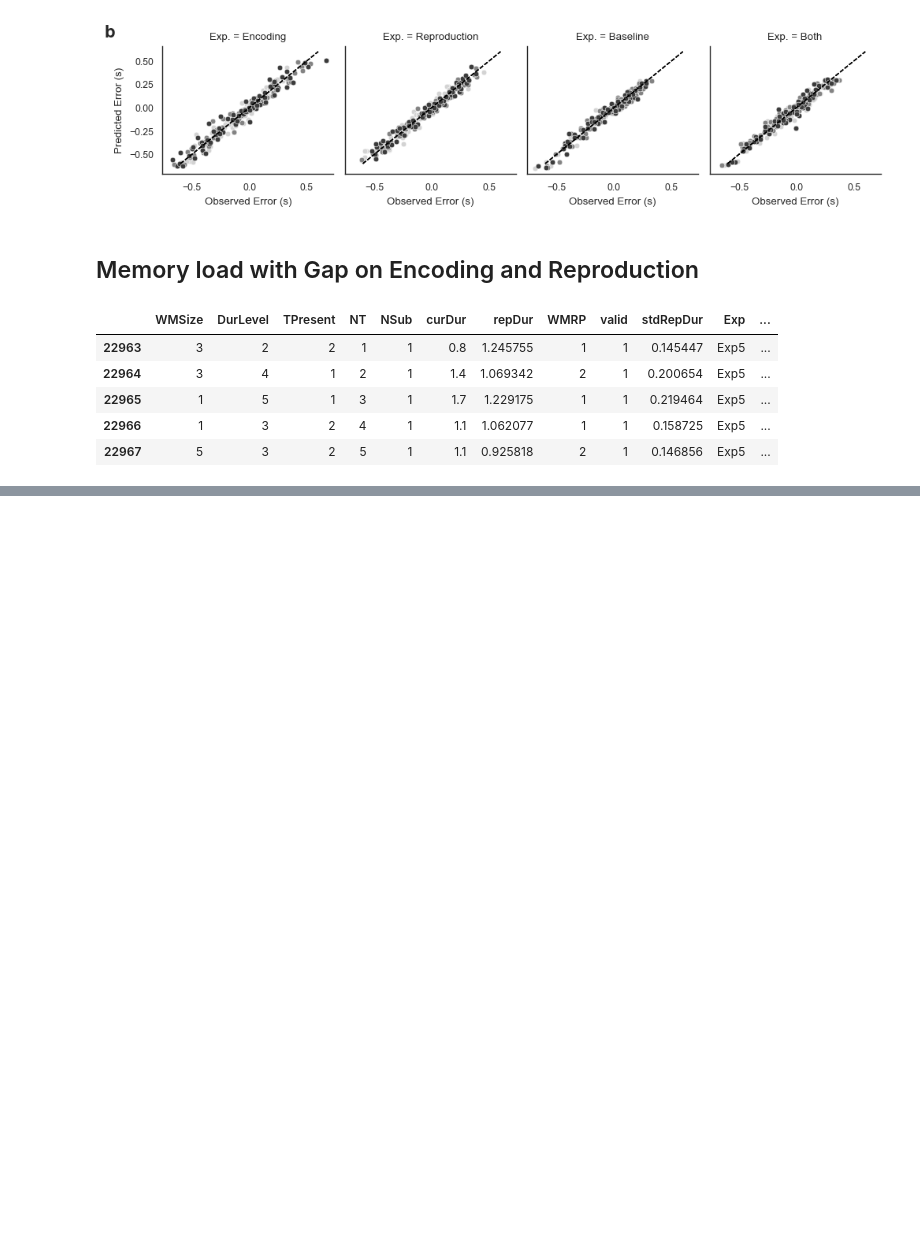
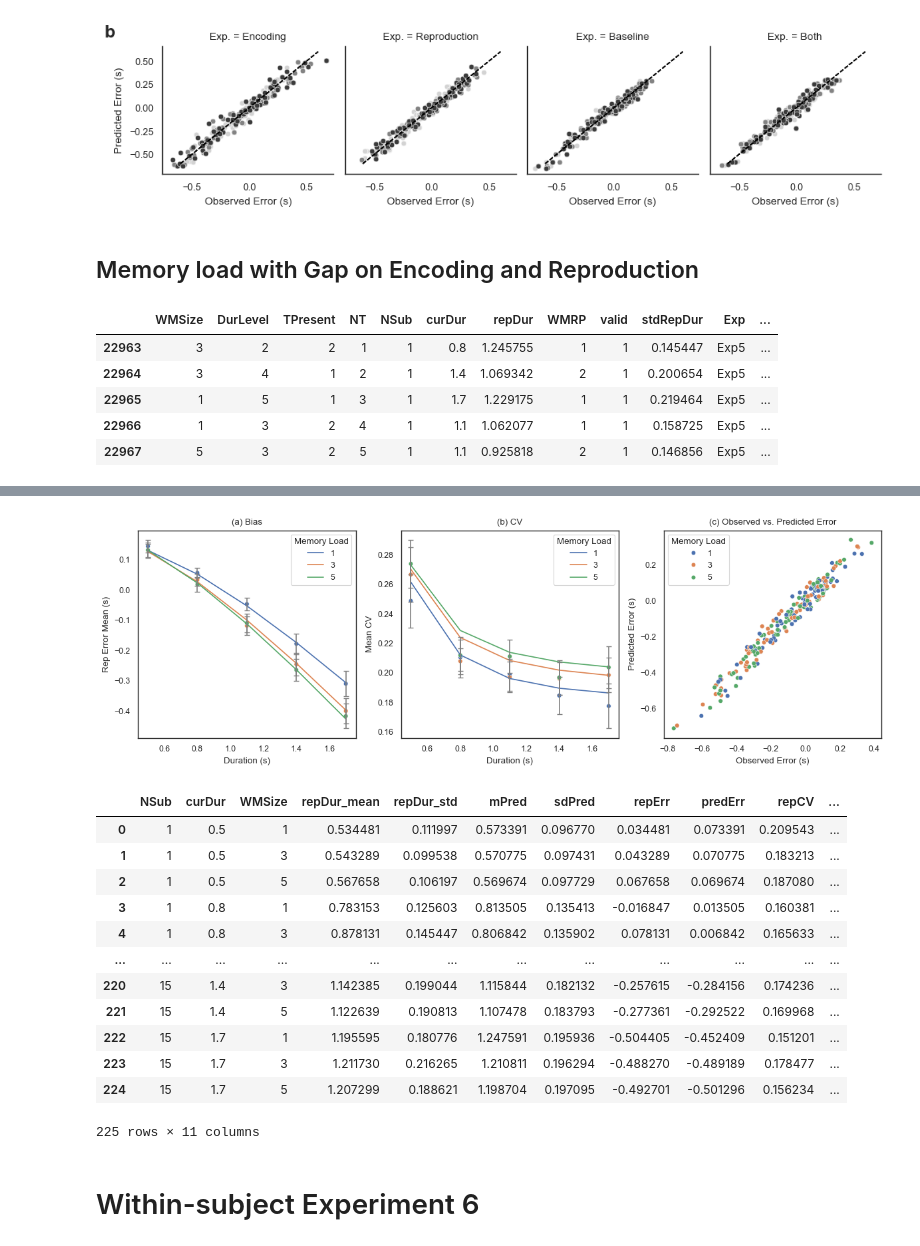
Before and after one commit to msenselab/working_memory_reproduction, a Jupyter notebook: analysis/wm_model.ipynb, the cells around one changed output, grey strips where cells are left out. Drawn from its saved outputs; the diff is of its cells as text; code cells hidden in the pictures; blank space fills up the shorter version.

Commit message:
estimate model parameters and comapred across experiments

```diff
--- a/analysis/wm_model.ipynb
+++ b/analysis/wm_model.ipynb
@@ -531,3 +570,13 @@ dat_gap.head()
 | 22965 | 1 | 5 | 1 | 3 | 1 | 1.7 | 1.229175 | 1 | 1 | 0.219464 | Exp5 | ... |
 | 22966 | 1 | 3 | 2 | 4 | 1 | 1.1 | 1.062077 | 1 | 1 | 0.158725 | Exp5 | ... |
 | 22967 | 5 | 3 | 2 | 5 | 1 | 1.1 | 0.925818 | 2 | 1 | 0.146856 | Exp5 | ... |
+# %%
+dat_gap = expData[expData['ExpName'] == 'Both_gap']
+firstrun = False
+if firstrun:
+	constrain = [1,1,1,1] # scaling factor for k_s, l_s, gap, k_r
+	both_gap_trace, both_gap_model, both_para, both_gap_mdat = runModel(dat_gap, constrain,'both_gap')
+else:
+	both_gap_trace = az.from_netcdf(cpath + '/data/both_gap_trace.nc')
+	both_gap_mdat = pd.read_csv(cpath + '/data/both_gap_mdat.csv')
+	both_gap_para = pd.read_csv(cpath + '/data/both_gap_para.csv')
@@ -533,0 +597,21 @@ dat_gap.head()
+# %%
+# plot the model prediction
+plotModelPred(both_gap_mdat, 'both_gap')
+both_gap_mdat
+# %% [output]
+[figure, added]
+|  | NSub | curDur | WMSize | repDur_mean | repDur_std | mPred | sdPred | repErr | predErr | repCV | ... |
+| 0 | 1 | 0.5 | 1 | 0.534481 | 0.111997 | 0.573391 | 0.096770 | 0.034481 | 0.073391 | 0.209543 | ... |
+| 1 | 1 | 0.5 | 3 | 0.543289 | 0.099538 | 0.570775 | 0.097431 | 0.043289 | 0.070775 | 0.183213 | ... |
+| 2 | 1 | 0.5 | 5 | 0.567658 | 0.106197 | 0.569674 | 0.097729 | 0.067658 | 0.069674 | 0.187080 | ... |
+| 3 | 1 | 0.8 | 1 | 0.783153 | 0.125603 | 0.813505 | 0.135413 | -0.016847 | 0.013505 | 0.160381 | ... |
+| 4 | 1 | 0.8 | 3 | 0.878131 | 0.145447 | 0.806842 | 0.135902 | 0.078131 | 0.006842 | 0.165633 | ... |
+| ... | ... | ... | ... | ... | ... | ... | ... | ... | ... | ... | ... |
+| 220 | 15 | 1.4 | 3 | 1.142385 | 0.199044 | 1.115844 | 0.182132 | -0.257615 | -0.284156 | 0.174236 | ... |
+| 221 | 15 | 1.4 | 5 | 1.122639 | 0.190813 | 1.107478 | 0.183793 | -0.277361 | -0.292522 | 0.169968 | ... |
+| 222 | 15 | 1.7 | 1 | 1.195595 | 0.180776 | 1.247591 | 0.195936 | -0.504405 | -0.452409 | 0.151201 | ... |
+| 223 | 15 | 1.7 | 3 | 1.211730 | 0.216265 | 1.210811 | 0.196294 | -0.488270 | -0.489189 | 0.178477 | ... |
+| 224 | 15 | 1.7 | 5 | 1.207299 | 0.188621 | 1.198704 | 0.197095 | -0.492701 | -0.501296 | 0.156234 | ... |
+225 rows × 11 columns
+# %% [markdown]
+# Within-subject Experiment 6
```
Also changed, not shown: parts of 25 cells of this notebook, 27 other files.
